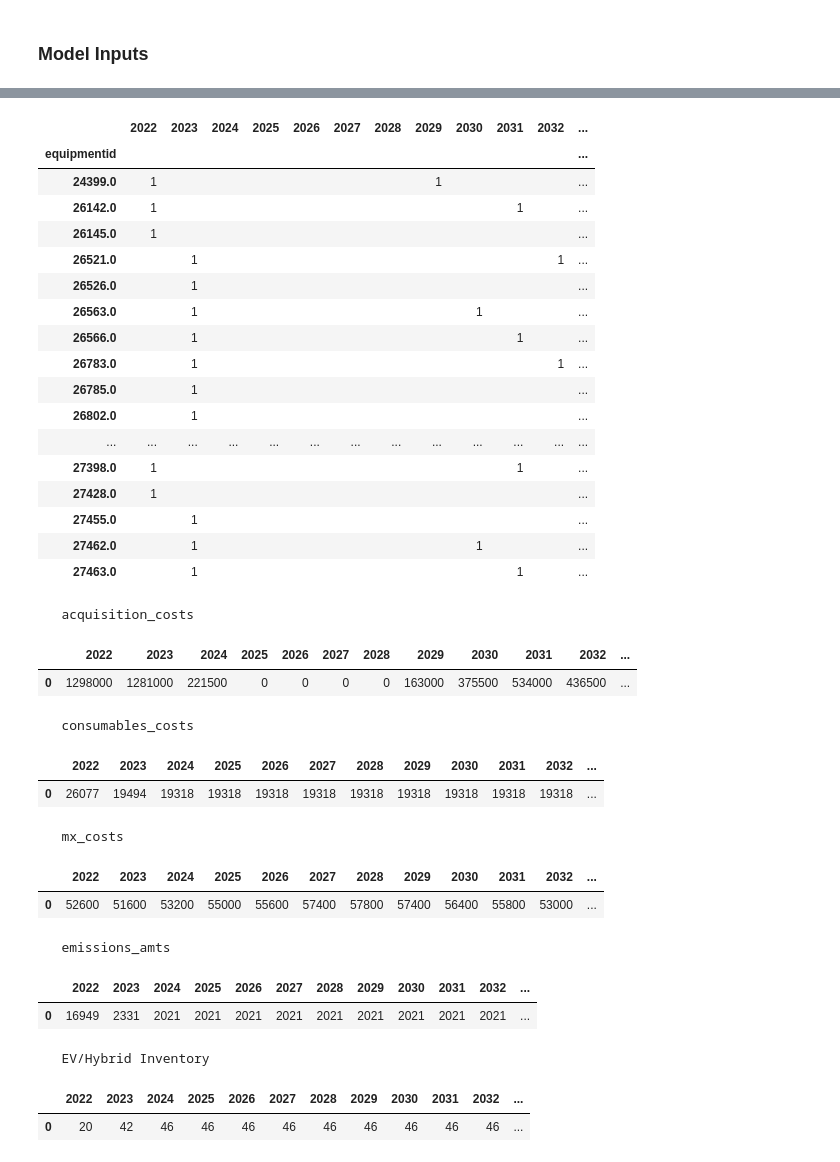
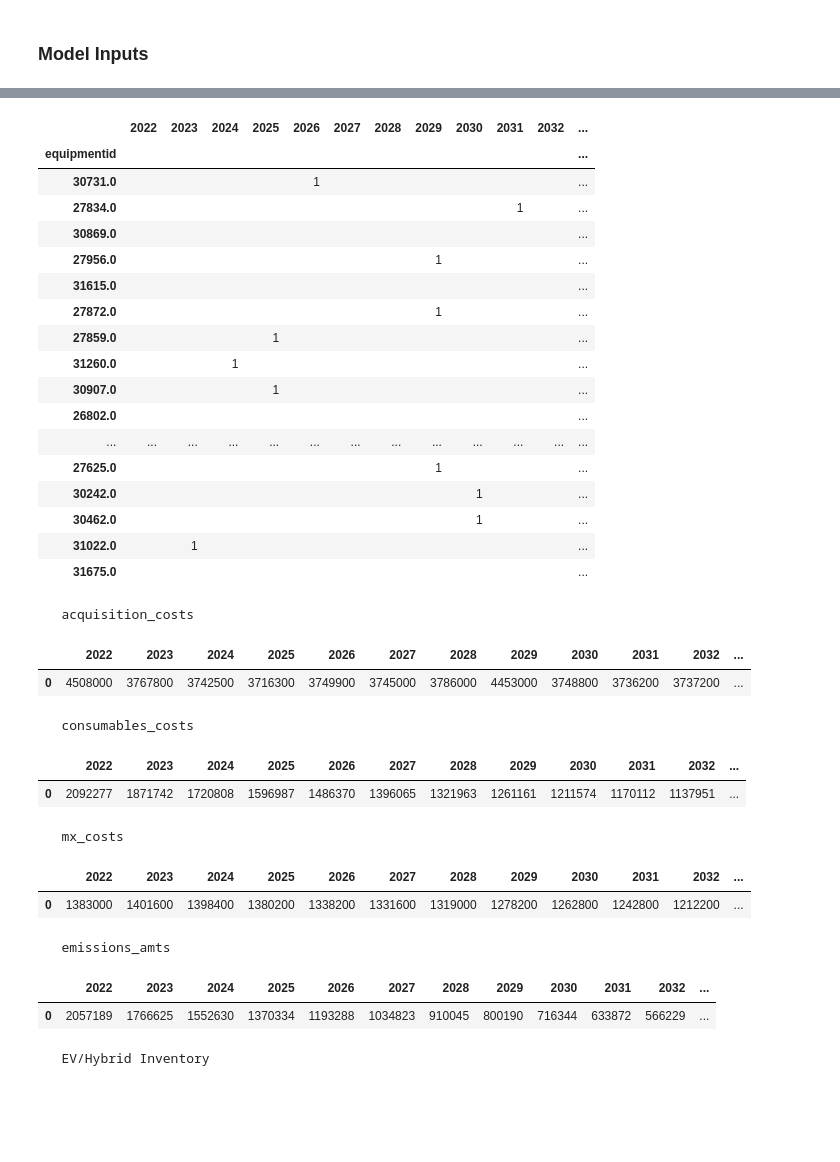
Before and after one commit to evanlynch/green-fleet-replacement-planner, a Jupyter notebook: notebooks/replacement_schedule_mip_dev.ipynb, the cells around one changed output, grey strips where cells are left out. Cells and saved outputs as stored; diff of their text form; code cells hidden in the pictures; blank space fills up the shorter version.

```diff
--- a/notebooks/replacement_schedule_mip_dev.ipynb
+++ b/notebooks/replacement_schedule_mip_dev.ipynb
@@ -28,18 +28,19 @@ UI_params = {
     'maintenance_budget_rate':0.03,
     'planning_interval':[2022,2037],
     'emissions_baseline': 2031705,#metric tons
-    'emissions_target_pct_of_base':1.0,
+    'emissions_target_pct_of_base':0.10,
     'min_miles_replacement_threshold':150000,#miles
     'min_vehicle_age_replacement_threshold':60,#years
     'max_vehicles_per_station':1000,
     'objective_weights':{'cost':0.70,'emissions':0.30},
 }
 # %%
-data = pd.read_excel('../data/17MAR_data_template.xlsx').head(50)
+data = pd.read_excel('../data/17MAR_data_template.xlsx')#.head(250)
 data['current_age'] = datetime.datetime.now().year - pd.to_datetime(data.purchasedate).dt.year
 data = data.reset_index().rename({"index":"vehicle_idx"},axis=1)
 data['county'] = 'Baltimore County'
 data = data.drop_duplicates('equipmentid')
+data = data[data.vehicle_idx<1458]
 # %%
 inputs = MIP_Inputs(data,UI_params)
 # %%
@@ -125,56 +119,58 @@ data.groupby(['dept_name','vehicledescription'])[inputs.years].sum().replace({0:
 # %%
-data.groupby(['equipmentid'])[inputs.years].sum().replace({0:''})
+data.groupby(['equipmentid'])[inputs.years].sum().replace({0:''}).sample(20)
 # %% [output]
 |  | 2022 | 2023 | 2024 | 2025 | 2026 | 2027 | 2028 | 2029 | 2030 | 2031 | 2032 | ... |
 | equipmentid |  |  |  |  |  |  |  |  |  |  |  | ... |
-| 24399.0 | 1 |  |  |  |  |  |  | 1 |  |  |  | ... |
-| 26142.0 | 1 |  |  |  |  |  |  |  |  | 1 |  | ... |
-| 26145.0 | 1 |  |  |  |  |  |  |  |  |  |  | ... |
-| 26521.0 |  | 1 |  |  |  |  |  |  |  |  | 1 | ... |
-| 26526.0 |  | 1 |  |  |  |  |  |  |  |  |  | ... |
-| 26563.0 |  | 1 |  |  |  |  |  |  | 1 |  |  | ... |
-| 26566.0 |  | 1 |  |  |  |  |  |  |  | 1 |  | ... |
-| 26783.0 |  | 1 |  |  |  |  |  |  |  |  | 1 | ... |
-| 26785.0 |  | 1 |  |  |  |  |  |  |  |  |  | ... |
-| 26802.0 |  | 1 |  |  |  |  |  |  |  |  |  | ... |
+| 30731.0 |  |  |  |  | 1 |  |  |  |  |  |  | ... |
+| 27834.0 |  |  |  |  |  |  |  |  |  | 1 |  | ... |
+| 30869.0 |  |  |  |  |  |  |  |  |  |  |  | ... |
+| 27956.0 |  |  |  |  |  |  |  | 1 |  |  |  | ... |
+| 31615.0 |  |  |  |  |  |  |  |  |  |  |  | ... |
+| 27872.0 |  |  |  |  |  |  |  | 1 |  |  |  | ... |
+| 27859.0 |  |  |  | 1 |  |  |  |  |  |  |  | ... |
+| 31260.0 |  |  | 1 |  |  |  |  |  |  |  |  | ... |
+| 30907.0 |  |  |  | 1 |  |  |  |  |  |  |  | ... |
+| 26802.0 |  |  |  |  |  |  |  |  |  |  |  | ... |
 | ... | ... | ... | ... | ... | ... | ... | ... | ... | ... | ... | ... | ... |
-| 27398.0 | 1 |  |  |  |  |  |  |  |  | 1 |  | ... |
-| 27428.0 | 1 |  |  |  |  |  |  |  |  |  |  | ... |
-| 27455.0 |  | 1 |  |  |  |  |  |  |  |  |  | ... |
-| 27462.0 |  | 1 |  |  |  |  |  |  | 1 |  |  | ... |
-| 27463.0 |  | 1 |  |  |  |  |  |  |  | 1 |  | ... |
+| 27625.0 |  |  |  |  |  |  |  | 1 |  |  |  | ... |
+| 30242.0 |  |  |  |  |  |  |  |  | 1 |  |  | ... |
+| 30462.0 |  |  |  |  |  |  |  |  | 1 |  |  | ... |
+| 31022.0 |  | 1 |  |  |  |  |  |  |  |  |  | ... |
+| 31675.0 |  |  |  |  |  |  |  |  |  |  |  | ... |
 # %%
 print('   acquisition_costs')
 pd.DataFrame(pd.DataFrame(options[0,'acquisition_costs'],columns=['vehicle_idx','solution_idx']+inputs.years)[inputs.years].sum()).T.astype(int)
 # %% [output]
    acquisition_costs
 |  | 2022 | 2023 | 2024 | 2025 | 2026 | 2027 | 2028 | 2029 | 2030 | 2031 | 2032 | ... |
-| 0 | 1298000 | 1281000 | 221500 | 0 | 0 | 0 | 0 | 163000 | 375500 | 534000 | 436500 | ... |
+| 0 | 4508000 | 3767800 | 3742500 | 3716300 | 3749900 | 3745000 | 3786000 | 4453000 | 3748800 | 3736200 | 3737200 | ... |
 # %%
 print('   consumables_costs')
 pd.DataFrame(pd.DataFrame(options[0,'consumables_costs'],columns=['vehicle_idx','solution_idx']+inputs.years)[inputs.years].sum()).T.astype(int)
 # %% [output]
    consumables_costs
 |  | 2022 | 2023 | 2024 | 2025 | 2026 | 2027 | 2028 | 2029 | 2030 | 2031 | 2032 | ... |
-| 0 | 26077 | 19494 | 19318 | 19318 | 19318 | 19318 | 19318 | 19318 | 19318 | 19318 | 19318 | ... |
+| 0 | 2092277 | 1871742 | 1720808 | 1596987 | 1486370 | 1396065 | 1321963 | 1261161 | 1211574 | 1170112 | 1137951 | ... |
 # %%
 print('   mx_costs')
 pd.DataFrame(pd.DataFrame(options[0,'mx_costs'],columns=['vehicle_idx','solution_idx']+inputs.years)[inputs.years].sum()).T.astype(int)
 # %% [output]
    mx_costs
 |  | 2022 | 2023 | 2024 | 2025 | 2026 | 2027 | 2028 | 2029 | 2030 | 2031 | 2032 | ... |
-| 0 | 52600 | 51600 | 53200 | 55000 | 55600 | 57400 | 57800 | 57400 | 56400 | 55800 | 53000 | ... |
+| 0 | 1383000 | 1401600 | 1398400 | 1380200 | 1338200 | 1331600 | 1319000 | 1278200 | 1262800 | 1242800 | 1212200 | ... |
 # %%
 print('   emissions_amts')
 pd.DataFrame(pd.DataFrame(options[0,'emissions_amts'],columns=['vehicle_idx','solution_idx']+inputs.years)[inputs.years].sum()).T.astype(int)
 # %% [output]
    emissions_amts
 |  | 2022 | 2023 | 2024 | 2025 | 2026 | 2027 | 2028 | 2029 | 2030 | 2031 | 2032 | ... |
-| 0 | 16949 | 2331 | 2021 | 2021 | 2021 | 2021 | 2021 | 2021 | 2021 | 2021 | 2021 | ... |
+| 0 | 2057189 | 1766625 | 1552630 | 1370334 | 1193288 | 1034823 | 910045 | 800190 | 716344 | 633872 | 566229 | ... |
 # %%
 print('   EV/Hybrid Inventory')
-pd.DataFrame(pd.DataFrame(options[0,'conversions'],columns=['vehicle_idx','solution_idx']+inputs.years)[inputs.years].sum()).T.astype(int)
+ev_inv = pd.DataFrame(pd.DataFrame(options[0,'conversions'],columns=['vehicle_idx','solution_idx']+inputs.years)[inputs.years].sum())
+ev_inv.columns = ['EV']
+ev_inv.EV = ev_inv.EV
+ev_inv['ICE'] = inputs.num_vehicles-ev_inv.EV
+# ev_inv.melt(value_vars=['EV','ICE'],ignore_index=False)
 # %% [output]
    EV/Hybrid Inventory
-|  | 2022 | 2023 | 2024 | 2025 | 2026 | 2027 | 2028 | 2029 | 2030 | 2031 | 2032 | ... |
-| 0 | 20 | 42 | 46 | 46 | 46 | 46 | 46 | 46 | 46 | 46 | 46 | ... |
```
Also changed, not shown: parts of 8 cells of this notebook, 5 other files.
